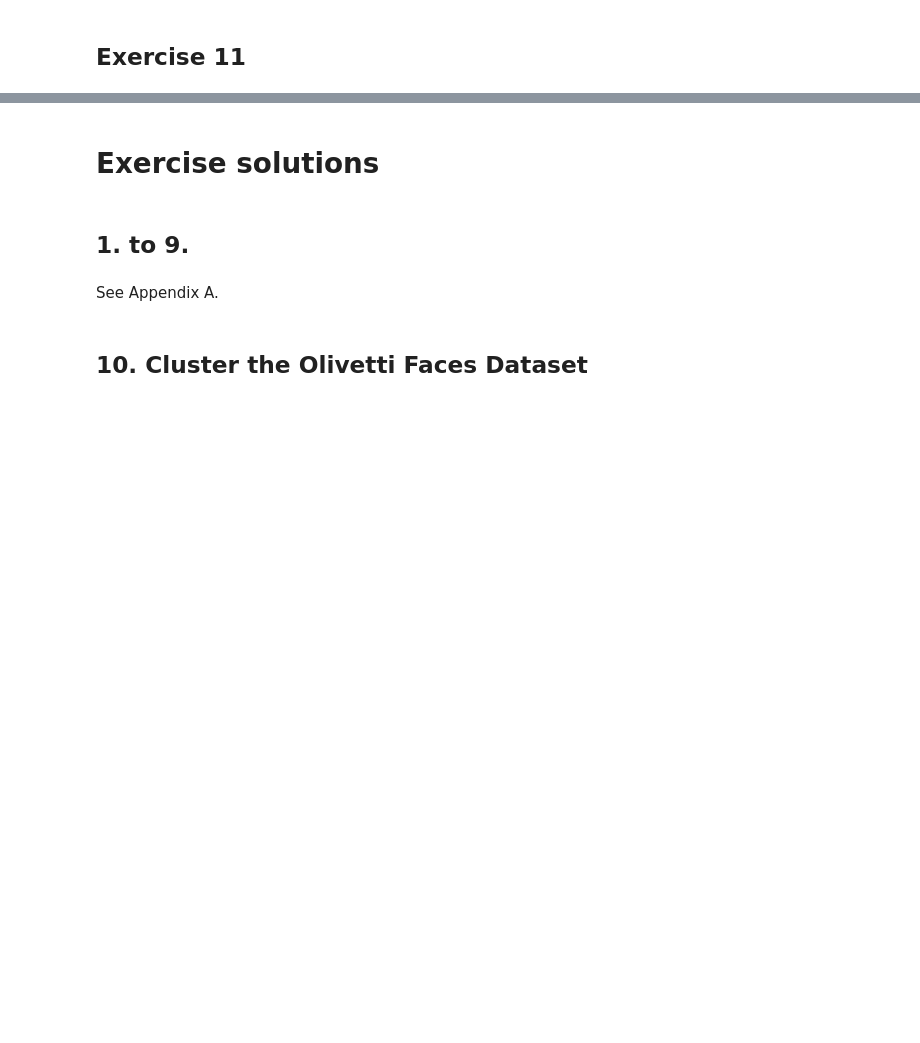
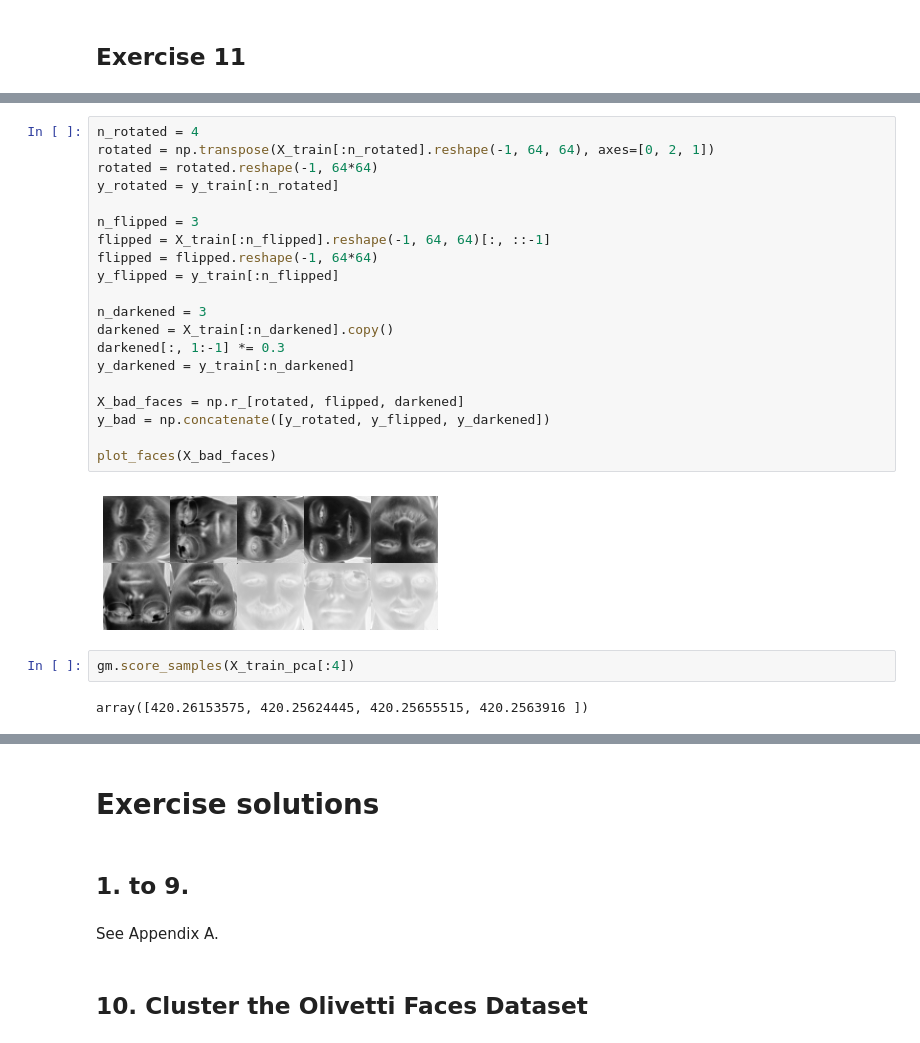
Before and after one commit to ivaradi/handson-ml2, a Jupyter notebook: 09_unsupervised_learning.ipynb, the cells around one changed output, grey strips where cells are left out. Cells and saved outputs as stored; diff of their text form; blank space fills up the shorter version.

```diff
--- a/09_unsupervised_learning.ipynb
+++ b/09_unsupervised_learning.ipynb
@@ -1459,0 +1608,26 @@ grid_clf.score(X_valid, y_valid)
+# %%
+n_rotated = 4
+rotated = np.transpose(X_train[:n_rotated].reshape(-1, 64, 64), axes=[0, 2, 1])
+rotated = rotated.reshape(-1, 64*64)
+y_rotated = y_train[:n_rotated]
+
+n_flipped = 3
+flipped = X_train[:n_flipped].reshape(-1, 64, 64)[:, ::-1]
+flipped = flipped.reshape(-1, 64*64)
+y_flipped = y_train[:n_flipped]
+
+n_darkened = 3
+darkened = X_train[:n_darkened].copy()
+darkened[:, 1:-1] *= 0.3
+y_darkened = y_train[:n_darkened]
+
+X_bad_faces = np.r_[rotated, flipped, darkened]
+y_bad = np.concatenate([y_rotated, y_flipped, y_darkened])
+
+plot_faces(X_bad_faces)
+# %% [output]
+[figure, added]
+# %%
+gm.score_samples(X_train_pca[:4])
+# %% [output]
+array([420.26153575, 420.25624445, 420.25655515, 420.2563916 ])
```
Also changed, not shown: parts of 33 cells of this notebook, 3 other files.
